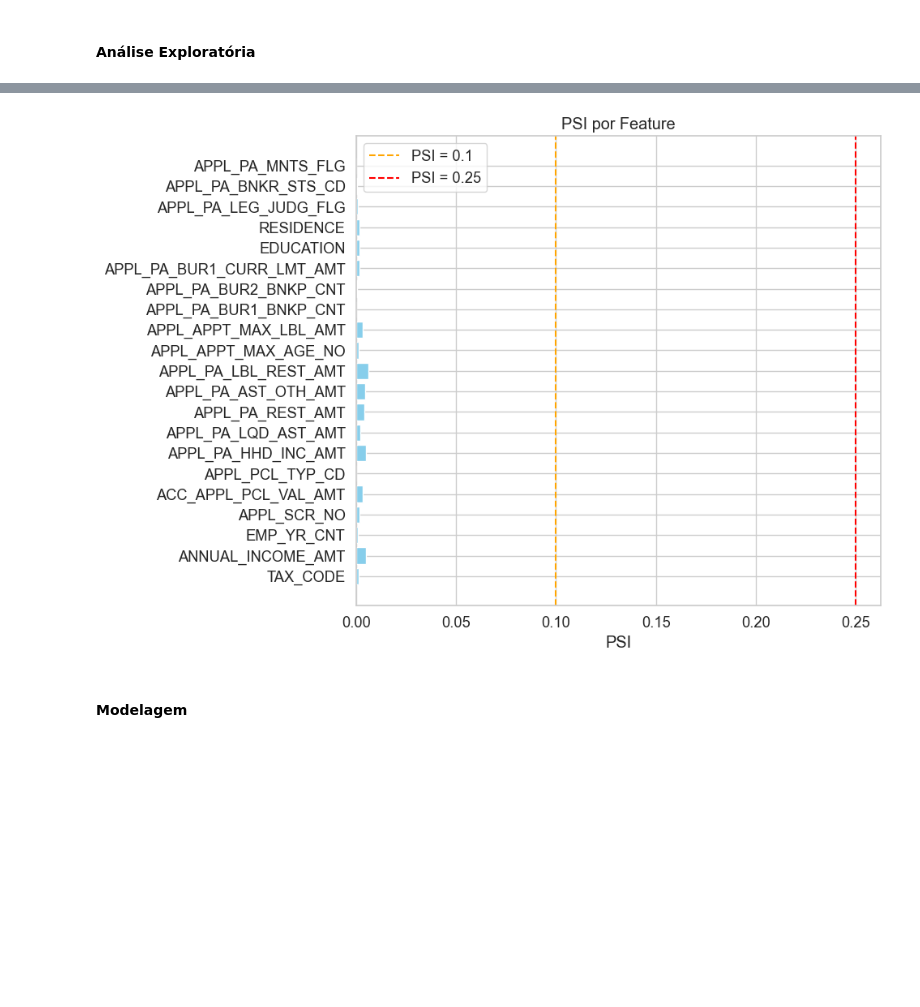
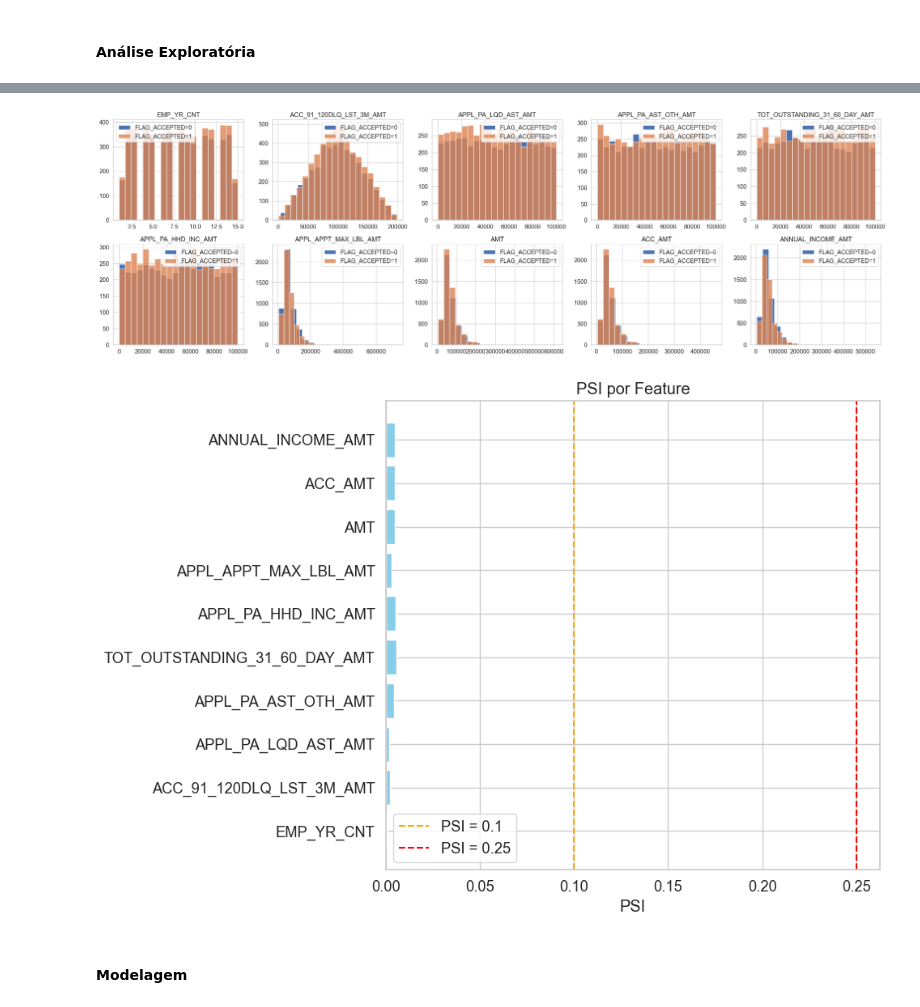
Before and after one commit to leonardovargas10/Pesquisa_Aplicada_Modelagem, a Jupyter notebook: Risco_de_Credito/Modelagem_Credito.ipynb, the cells around one changed output, grey strips where cells are left out. Saved outputs shown, nothing was run; the diff lists cells and outputs as text; code cells hidden in the pictures; blank space fills up the shorter version.

```diff
--- a/Risco_de_Credito/Modelagem_Credito.ipynb
+++ b/Risco_de_Credito/Modelagem_Credito.ipynb
@@ -518,20 +616,35 @@ plot_histograms_by_flag(df_full, ['TAX_CODE', 'ANNUAL_INCOME_AMT', 'EMP_YR_CNT',
-# %%
-# Exemplo de uso:
-psi(
-    df_full,
-    [
-        'TAX_CODE', 'ANNUAL_INCOME_AMT', 'EMP_YR_CNT',
-        'APPL_SCR_NO', 'ACC_APPL_PCL_VAL_AMT',
-        'APPL_PCL_TYP_CD', 'APPL_PA_HHD_INC_AMT', 'APPL_PA_LQD_AST_AMT',
-        'APPL_PA_REST_AMT', 'APPL_PA_AST_OTH_AMT', 'APPL_PA_LBL_REST_AMT',
-        'APPL_APPT_MAX_AGE_NO', 'APPL_APPT_MAX_LBL_AMT',
-        'APPL_PA_BUR1_BNKP_CNT', 'APPL_PA_BUR2_BNKP_CNT',
-        'APPL_PA_BUR1_CURR_LMT_AMT',
-        'EDUCATION', 'RESIDENCE', 'APPL_PA_LEG_JUDG_FLG', 'APPL_PA_BNKR_STS_CD', 'APPL_PA_MNTS_FLG'
-    ],
-    categorical_features=['EDUCATION', 'RESIDENCE', 'APPL_PA_LEG_JUDG_FLG', 'APPL_PA_BNKR_STS_CD', 'APPL_PA_MNTS_FLG']
-)
-# %% [output]
-[figure, removed]
+# %%
+# Exemplo de uso:
+plot_histograms_by_flag(df_full, ['EMP_YR_CNT',
+'ACC_91_120DLQ_LST_3M_AMT',
+'APPL_PA_LQD_AST_AMT',
+'APPL_PA_AST_OTH_AMT',
+'TOT_OUTSTANDING_31_60_DAY_AMT',
+'APPL_PA_HHD_INC_AMT',
+'APPL_APPT_MAX_LBL_AMT',
+'AMT',
+'ACC_AMT',
+'ANNUAL_INCOME_AMT'])
+# %% [output]
+[figure, added]
+# %%
+# Exemplo de uso:
+psi(
+    df_full,
+    [
+        'EMP_YR_CNT',
+        'ACC_91_120DLQ_LST_3M_AMT',
+        'APPL_PA_LQD_AST_AMT',
+        'APPL_PA_AST_OTH_AMT',
+        'TOT_OUTSTANDING_31_60_DAY_AMT',
+        'APPL_PA_HHD_INC_AMT',
+        'APPL_APPT_MAX_LBL_AMT',
+        'AMT',
+        'ACC_AMT',
+        'ANNUAL_INCOME_AMT'
+    ]
+)
+# %% [output]
+[figure, added]
 # %% [markdown]
 #### Modelagem
```
Also changed, not shown: parts of 13 cells of this notebook.
